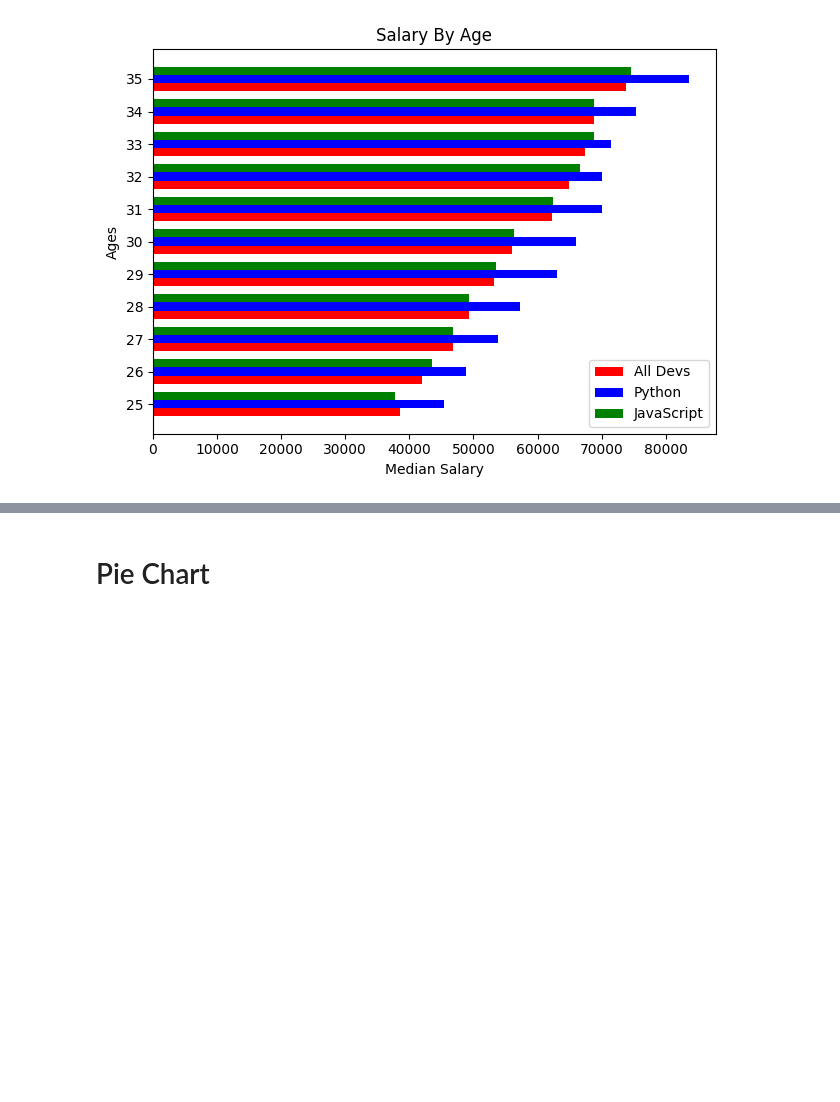
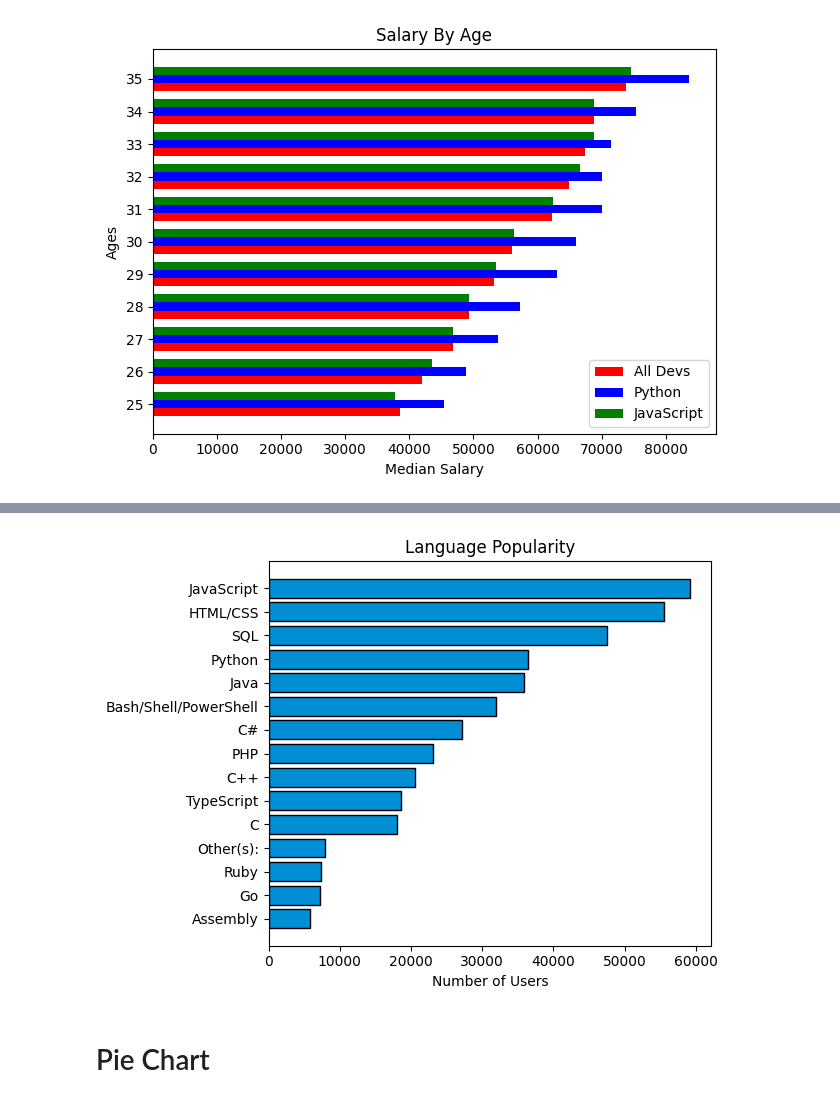
Before and after one commit to TanjiEvan/Python, a Jupyter notebook: Matplotlib&Seaborn/Adv_Matplotlib.ipynb, the cells around one changed output, grey strips where cells are left out. Cells and saved outputs as stored; diff of their text form; code cells hidden in the pictures; blank space fills up the shorter version.

```diff
--- a/Matplotlib&Seaborn/Adv_Matplotlib.ipynb
+++ b/Matplotlib&Seaborn/Adv_Matplotlib.ipynb
@@ -438,3 +450,19 @@ plt.show()
+# %%
+# Create horizontal bar chart
+plt.barh(labels, slices, color="#008fd5", edgecolor="black")
+
+plt.xlabel('Number of Users')
+#plt.ylabel("Languages")
+plt.title('Language Popularity')
+
+# Invert y-axis to have the most popular language on top
+plt.gca().invert_yaxis()
+
+# Show the plot
+plt.tight_layout()
+plt.show()
+# %% [output]
+[figure, added]
 # %% [markdown]
 # Pie Chart
 # %%
```
Also changed, not shown: parts of 15 cells of this notebook.
